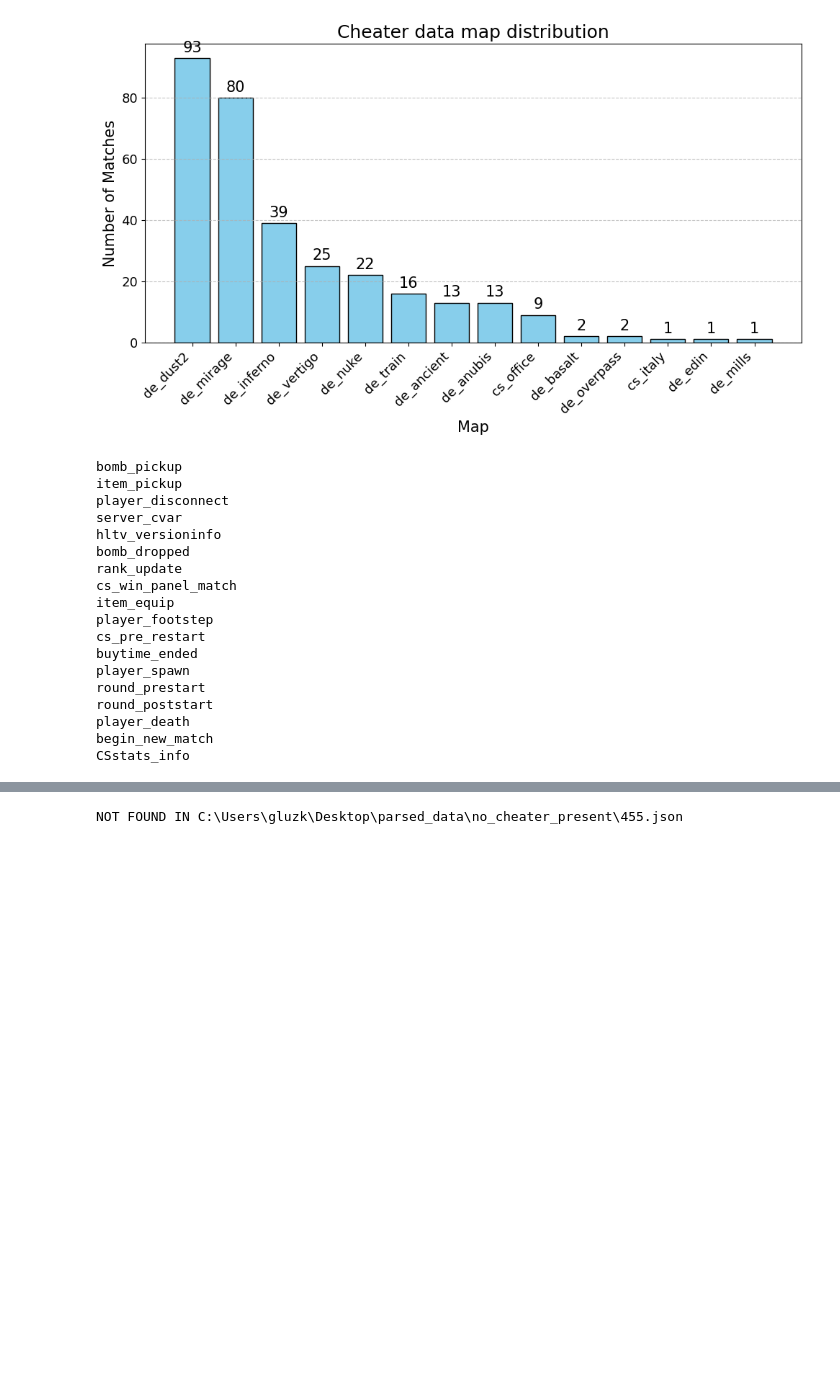
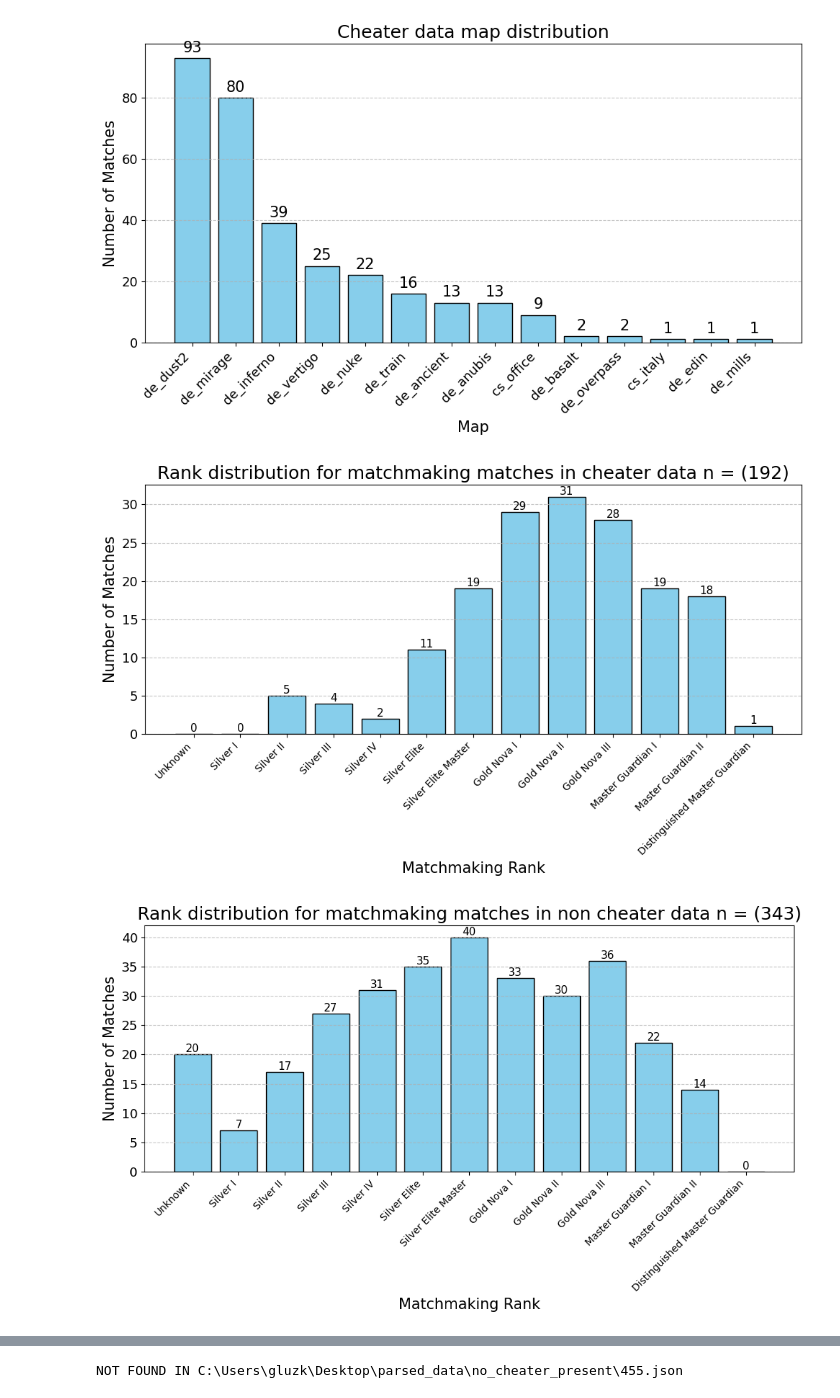
Before and after one commit to Pinkvinus/CS2_cheat_detection, a Jupyter notebook: DataExplorer/general_metrics.ipynb, the cells around one changed output, grey strips where cells are left out. Drawn from its saved outputs; the diff is of its cells as text; code cells hidden in the pictures; blank space fills up the shorter version.

```diff
--- a/DataExplorer/general_metrics.ipynb
+++ b/DataExplorer/general_metrics.ipynb
@@ -8,8 +8,8 @@ import numpy as np
 import matplotlib.pyplot as plt
 import seaborn as sns
 from collections import Counter
-
 DATA_PATH = Path(r"C:\Users\gluzk\Desktop\parsed_data")
+DATA_PATH = Path(r"C:\Users\Gert\Desktop\parsed_data")
 NO_CHEATER_PATH = Path.joinpath(DATA_PATH, 'no_cheater_present')
 CHEATER_PATH = Path.joinpath(DATA_PATH, 'with_cheater_present')
 
@@ -195,26 +195,3 @@ for ev_file in CHEATER_PATH.glob("*" + EVENT_FILE_TYPE):
 plot_map_distribution(all_maps_cheater, title="Cheater data map distribution")
 # %% [output]
 [figure]
-# %%
-ev = json_2_eventlist(r"C:\Users\gluzk\Desktop\parsed_data\no_cheater_present\455.json")
-for i in ev:
-    print(i[0])
-# %% [output]
-bomb_pickup
-item_pickup
-player_disconnect
-server_cvar
-hltv_versioninfo
-bomb_dropped
-rank_update
-cs_win_panel_match
-item_equip
-player_footstep
-cs_pre_restart
-buytime_ended
-player_spawn
-round_prestart
-round_poststart
-player_death
-begin_new_match
-CSstats_info
@@ -220,0 +243,41 @@ CSstats_info
+# %%
+prem_rank_cheater = []
+prem_rank_noncheater = []
+mm_rank_cheater = []
+mm_rank_noncheater = []
+
+for ev_file in CHEATER_PATH.glob("*" + EVENT_FILE_TYPE):
+    ev = json_2_eventlist(ev_file)
+    csstats_idx = -1
+    for idx, val in enumerate(ev):
+        if val[0] == "CSstats_info":
+            csstats_idx = idx
+            break
+    csstats_info = ev[csstats_idx][1]
+    game_type = csstats_info['match_making_type'][0]
+    if game_type == "Official Matchmaking":
+        mm_rank_cheater.append(csstats_info['avg_rank'][0])
+    else:
+        prem_rank_cheater.append(int(csstats_info['avg_rank'][0]))
+
+for ev_file in NO_CHEATER_PATH.glob("*" + EVENT_FILE_TYPE):
+    ev = json_2_eventlist(ev_file)
+    csstats_idx = -1
+    for idx, val in enumerate(ev):
+        if val[0] == "CSstats_info":
+            csstats_idx = idx
+            break
+    csstats_info = ev[csstats_idx][1]
+    game_type = csstats_info['match_making_type'][0]
+    if game_type == "Official Matchmaking":
+        mm_rank_noncheater.append(csstats_info['avg_rank'][0])
+    else:
+        prem_rank_noncheater.append(int(csstats_info['avg_rank'][0]))
+# %%
+plot_mm_rank_distribution(mm_rank_cheater, "Rank distribution for matchmaking matches in cheater data")
+plot_mm_rank_distribution(mm_rank_noncheater, "Rank distribution for matchmaking matches in non cheater data")
+plot_prem_rank_distribution(prem_rank_cheater, "Rank distribution for premier matches in cheater data")
+plot_prem_rank_distribution(prem_rank_noncheater, "Rank distribution for premier matches in non cheater data")
+# %% [output]
+[figure, added]
+[figure, added]
```
Also changed, not shown: parts of 3 cells of this notebook, 4 other files.
